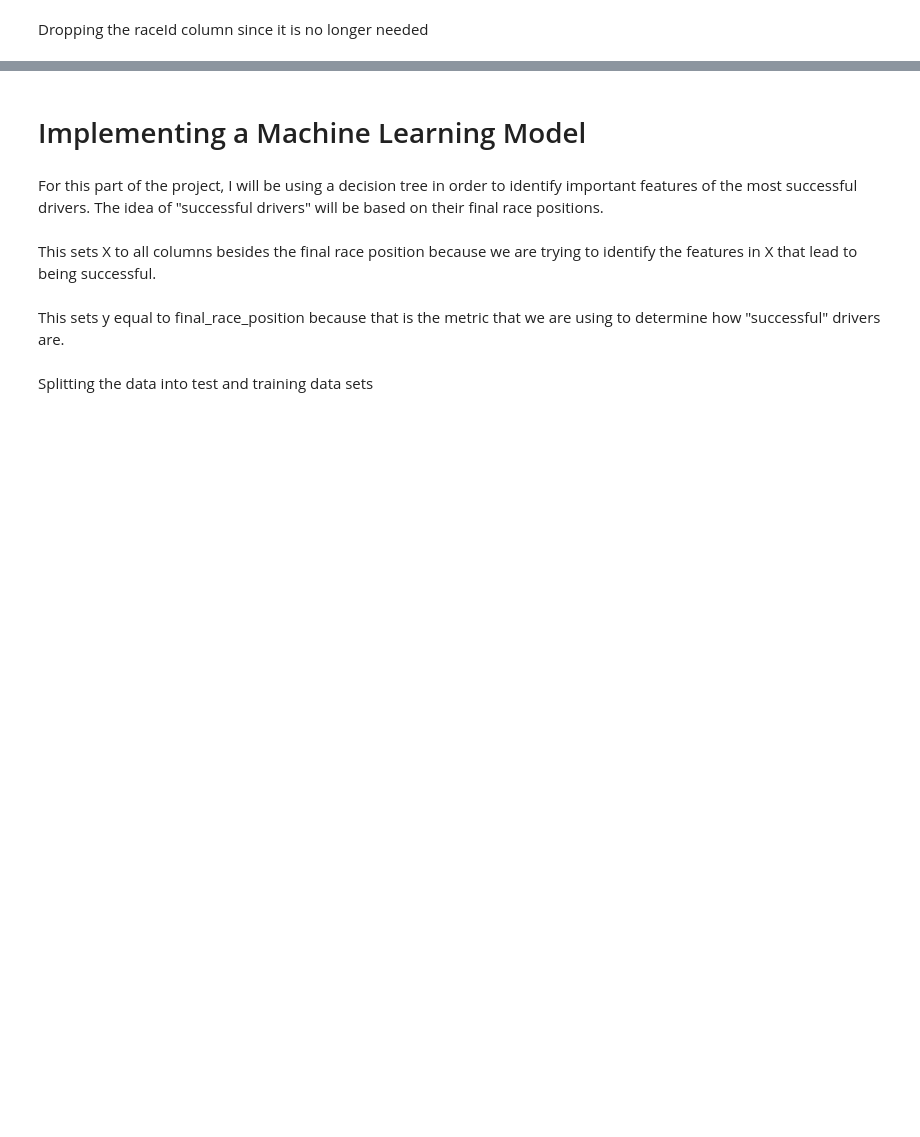
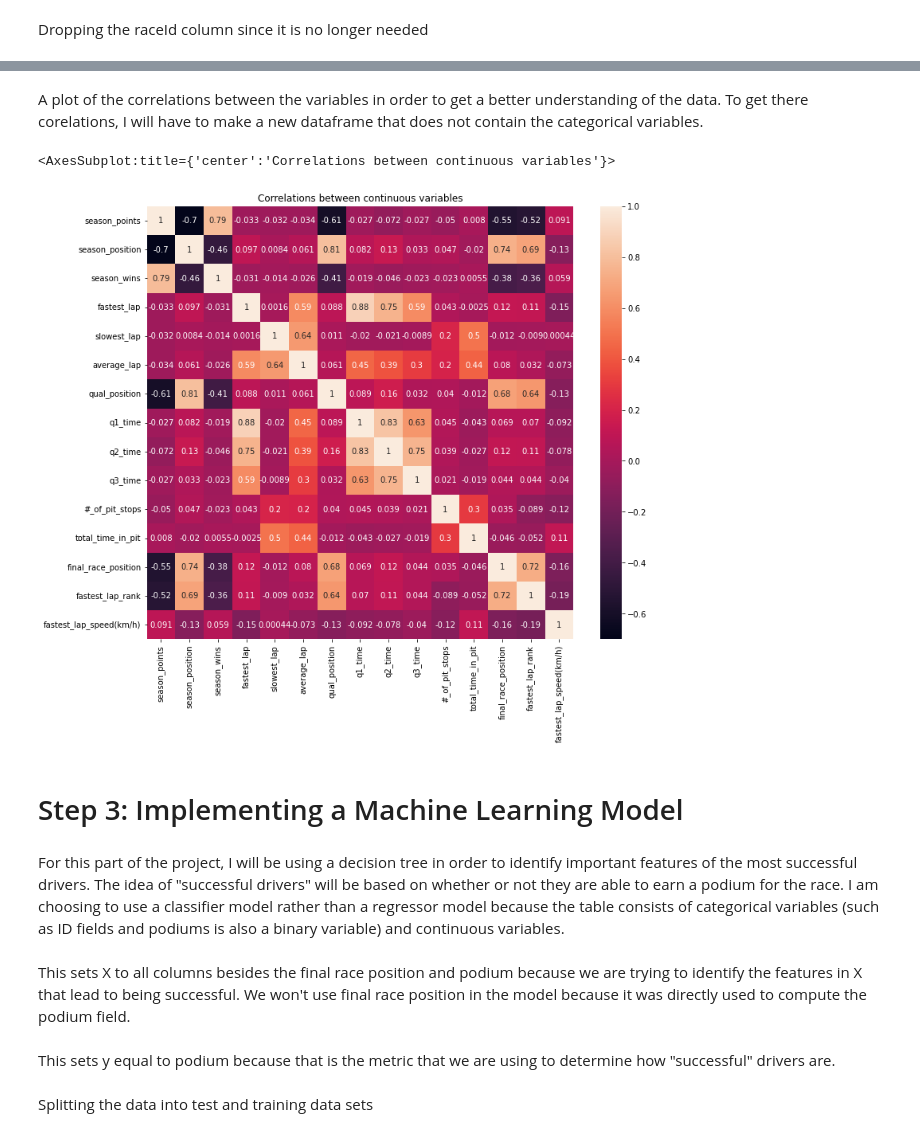
Before and after one commit to nateq02/STAT_Final_Project, a Jupyter notebook: final_project.ipynb, the cells around one changed output, grey strips where cells are left out. Saved outputs shown, nothing was run; the diff lists cells and outputs as text; code cells hidden in the pictures; blank space fills up the shorter version.

```diff
--- a/final_project.ipynb
+++ b/final_project.ipynb
@@ -396,8 +527,21 @@ Index(['driverId', 'season_points', 'season_position', 'season_wins',
       dtype='object')
+# %% [markdown]
+A plot of the correlations between the variables in order to get a better understanding of the data. To get there corelations, I will have to make a new dataframe that does not contain the categorical variables.
+# %%
+cont_df = dr.drop(columns = ['driverId', 'circuitId', 'constructorId', 'statusId', 'podium'])
+
+corr_df = cont_df.corr()
+
+plt.figure(figsize= (12, 10))
+plt.title("Correlations between continuous variables")
+sns.heatmap(corr_df, annot = True)
+# %% [output]
+<AxesSubplot:title={'center':'Correlations between continuous variables'}>
+[figure, added]
 # %% [markdown]
-# Implementing a Machine Learning Model
+# Step 3: Implementing a Machine Learning Model
 # %% [markdown]
-For this part of the project, I will be using a decision tree in order to identify important features of the most successful drivers. The idea of "successful drivers" will be based on their final race positions.
+For this part of the project, I will be using a decision tree in order to identify important features of the most successful drivers. The idea of "successful drivers" will be based on whether or not they are able to earn a podium for the race. I am choosing to use a classifier model rather than a regressor model because the table consists of categorical variables (such as ID fields and podiums is also a binary variable) and continuous variables.
 # %% [markdown]
-This sets X to all columns besides the final race position because we are trying to identify the features in X that lead to being successful.
+This sets X to all columns besides the final race position and podium because we are trying to identify the features in X that lead to being successful. We won't use final race position in the model because it was directly used to compute the podium field.
 # %%
@@ -405,3 +549,3 @@ X = dr.drop(columns = 'final_race_position')
 # %% [markdown]
-This sets y equal to final_race_position because that is the metric that we are using to determine how "successful" drivers are.
+This sets y equal to podium because that is the metric that we are using to determine how "successful" drivers are.
 # %%
```
Also changed, not shown: parts of 28 cells of this notebook.
